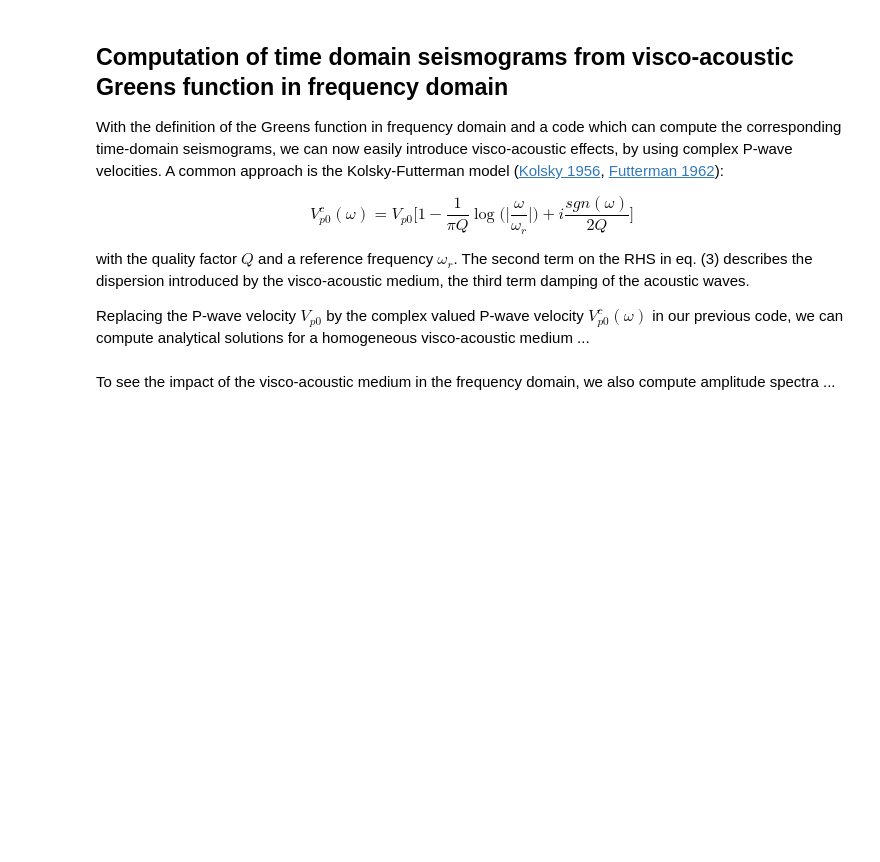
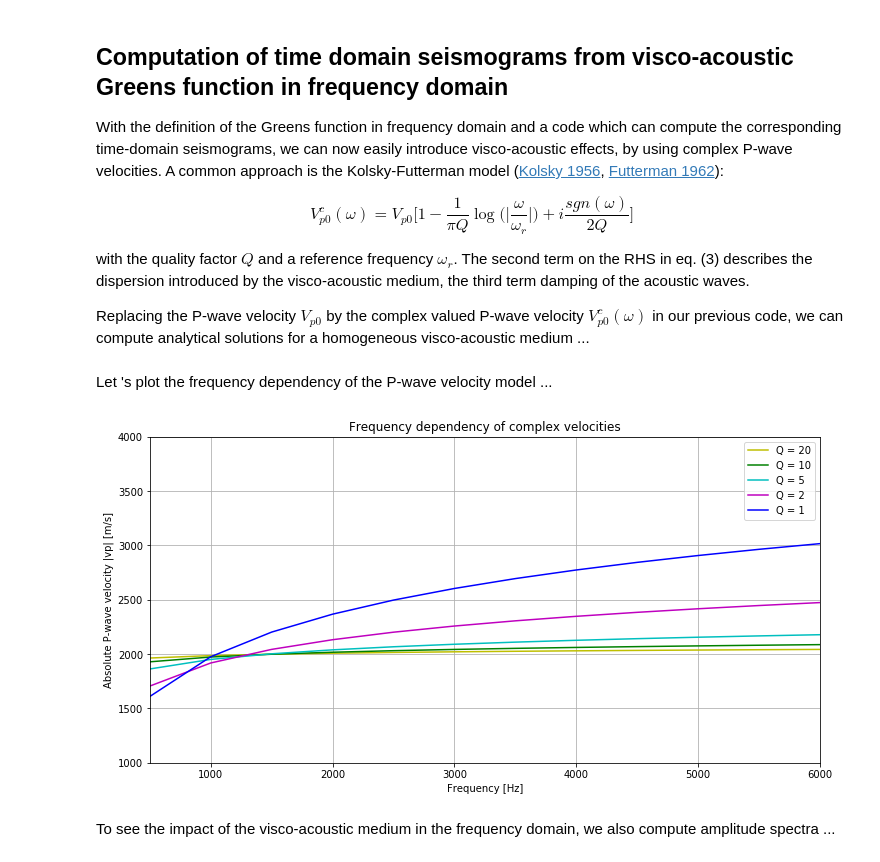
Before and after one commit to daniel-koehn/Student_Projects, a Jupyter notebook: 2022/3D_visco_ac_hom_full_space/3D_acoustic_hom_full_space.ipynb, the cells around one changed output. Drawn from its saved outputs; the diff is of its cells as text; code cells hidden in the pictures; blank space fills up the shorter version.

```diff
--- a/2022/3D_visco_ac_hom_full_space/3D_acoustic_hom_full_space.ipynb
+++ b/2022/3D_visco_ac_hom_full_space/3D_acoustic_hom_full_space.ipynb
@@ -253,10 +254,33 @@ def visco_ac(Q):
 # %%
 # Compute visco-acoustic solutions
-Q20 = visco_ac(20.)
-Q10 = visco_ac(10.)
-Q5 = visco_ac(5.)
-Q2 = visco_ac(2.)
-Q1 = visco_ac(1.)
+vpQ20,Q20 = visco_ac(20.)
+vpQ10,Q10 = visco_ac(10.)
+vpQ5,Q5 = visco_ac(5.)
+vpQ2,Q2 = visco_ac(2.)
+vpQ1,Q1 = visco_ac(1.)
+# %% [markdown]
+Let 's plot the frequency dependency of the P-wave velocity model ...
+# %%
+# Compare time domain seismograms and amplitude spectra
+plt.figure(figsize=(12,6))
+
+plt.plot(freq[:nt//2], np.abs(vpQ20[:nt//2]), 'y-', label='Q = 20')
+plt.plot(freq[:nt//2], np.abs(vpQ10[:nt//2]), 'g-', label='Q = 10')
+plt.plot(freq[:nt//2], np.abs(vpQ5[:nt//2]), 'c-', label='Q = 5')
+plt.plot(freq[:nt//2], np.abs(vpQ2[:nt//2]), 'm-', label='Q = 2')
+plt.plot(freq[:nt//2], np.abs(vpQ1[:nt//2]), 'b-', label='Q = 1')
+plt.title("Frequency dependency of complex velocities" )
+plt.xlabel("Frequency [Hz]")
+plt.ylabel("Absolute P-wave velocity |vp| [m/s]")
+plt.xlim((500, 3.*f0))
+plt.ylim((1000, 4000))
+plt.grid()
+plt.legend()
+
+plt.savefig('Visco-acoustic_Green_3D_vel.pdf', bbox_inches='tight')
+plt.show()
+# %% [output]
+[figure, added]
 # %% [markdown]
 To see the impact of the visco-acoustic medium in the frequency domain, we also compute amplitude spectra ...
 # %%
```
Also changed, not shown: parts of 5 cells of this notebook.
